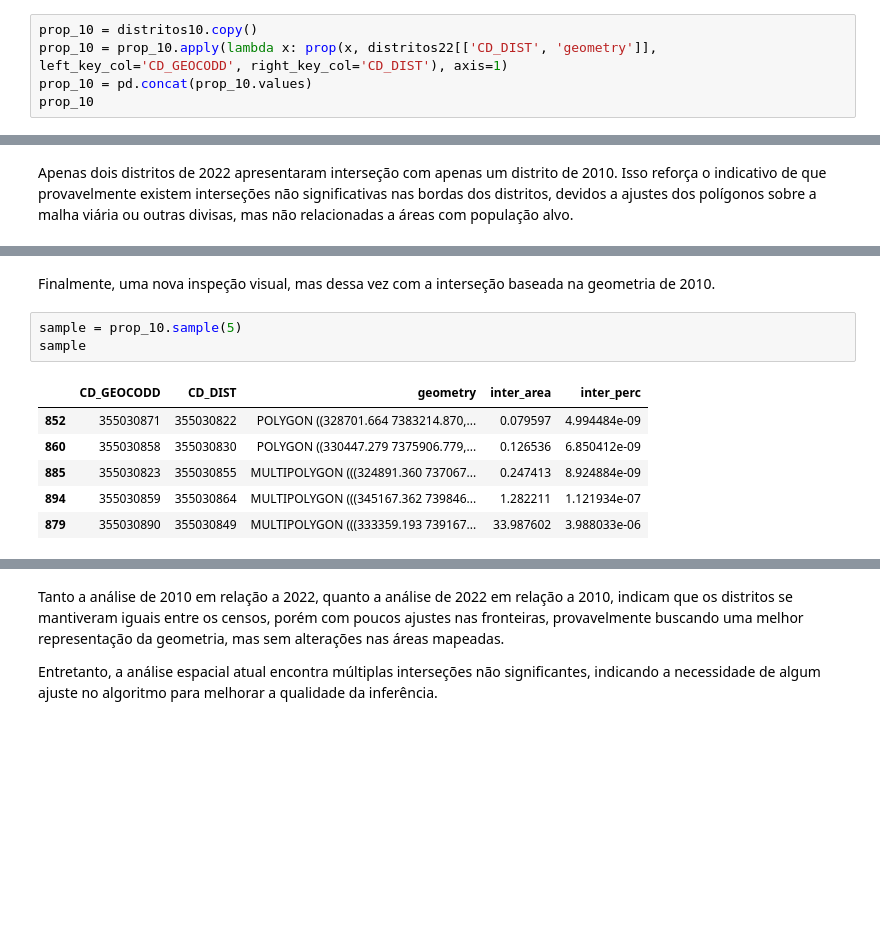
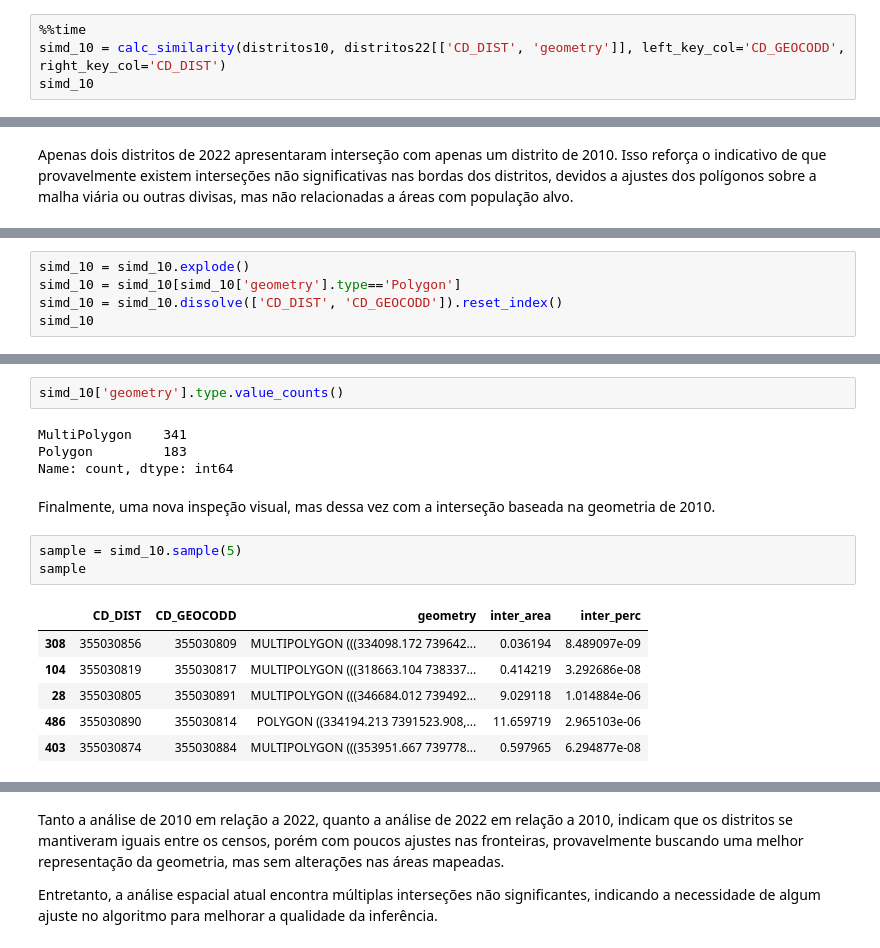
Before and after one commit to sepep-pmsp/compatibilizacao-setores-censitarios, a Jupyter notebook: 01 Compatibilização.ipynb, the cells around one changed output, grey strips where cells are left out. Drawn from its saved outputs; the diff is of its cells as text; blank space fills up the shorter version.

```diff
--- a/01 Compatibilização.ipynb
+++ b/01 Compatibilização.ipynb
@@ -533,8 +510,7 @@ A análise visual indica que, de fato, os distritos não tiveram modificação.
 # %% [markdown]
 Invertendo a ordem dos dataframes na função para a comparação, temos o quanto as interseções representam em relação aos distritos de 2010. O esperado é que todos os valores sejam 1.0 novamente.
 # %%
-prop_10 = distritos10.copy()
-prop_10 = prop_10.apply(lambda x: prop(x, distritos22[['CD_DIST', 'geometry']], left_key_col='CD_GEOCODD', right_key_col='CD_DIST'), axis=1)
-prop_10 = pd.concat(prop_10.values)
-prop_10
+%%time
+simd_10 = calc_similarity(distritos10, distritos22[['CD_DIST', 'geometry']], left_key_col='CD_GEOCODD', right_key_col='CD_DIST')
+simd_10
 # %% [output]
@@ -588,0 +578,5 @@ Apenas dois distritos de 2022 apresentaram interseção com apenas um distrito d
+# %%
+simd_10 = simd_10.explode()
+simd_10 = simd_10[simd_10['geometry'].type=='Polygon']
+simd_10 = simd_10.dissolve(['CD_DIST', 'CD_GEOCODD']).reset_index()
+simd_10
@@ -589,15 +597,21 @@ Apenas dois distritos de 2022 apresentaram interseção com apenas um distrito d
+# %%
+simd_10['geometry'].type.value_counts()
+# %% [output]
+MultiPolygon    341
+Polygon         183
+Name: count, dtype: int64
 # %% [markdown]
 Finalmente, uma nova inspeção visual, mas dessa vez com a interseção baseada na geometria de 2010.
 # %%
-sample = prop_10.sample(5)
+sample = simd_10.sample(5)
 sample
 # %% [output]
-|  | CD_GEOCODD | CD_DIST | geometry | inter_area | inter_perc |
-| 852 | 355030871 | 355030822 | POLYGON ((328701.664 7383214.870,... | 0.079597 | 4.994484e-09 |
-| 860 | 355030858 | 355030830 | POLYGON ((330447.279 7375906.779,... | 0.126536 | 6.850412e-09 |
-| 885 | 355030823 | 355030855 | MULTIPOLYGON (((324891.360 737067... | 0.247413 | 8.924884e-09 |
-| 894 | 355030859 | 355030864 | MULTIPOLYGON (((345167.362 739846... | 1.282211 | 1.121934e-07 |
-| 879 | 355030890 | 355030849 | MULTIPOLYGON (((333359.193 739167... | 33.987602 | 3.988033e-06 |
+|  | CD_DIST | CD_GEOCODD | geometry | inter_area | inter_perc |
+| 308 | 355030856 | 355030809 | MULTIPOLYGON (((334098.172 739642... | 0.036194 | 8.489097e-09 |
+| 104 | 355030819 | 355030817 | MULTIPOLYGON (((318663.104 738337... | 0.414219 | 3.292686e-08 |
+| 28 | 355030805 | 355030891 | MULTIPOLYGON (((346684.012 739492... | 9.029118 | 1.014884e-06 |
+| 486 | 355030890 | 355030814 | POLYGON ((334194.213 7391523.908,... | 11.659719 | 2.965103e-06 |
+| 403 | 355030874 | 355030884 | MULTIPOLYGON (((353951.667 739778... | 0.597965 | 6.294877e-08 |
 # %%
 mapa_inter_2 = distritos10[distritos10['CD_GEOCODD'].isin(sample['CD_GEOCODD'].unique())].explore(
     name='Distritos (2010)',  # name of the layer in the map
```
Also changed, not shown: parts of 48 cells of this notebook.
